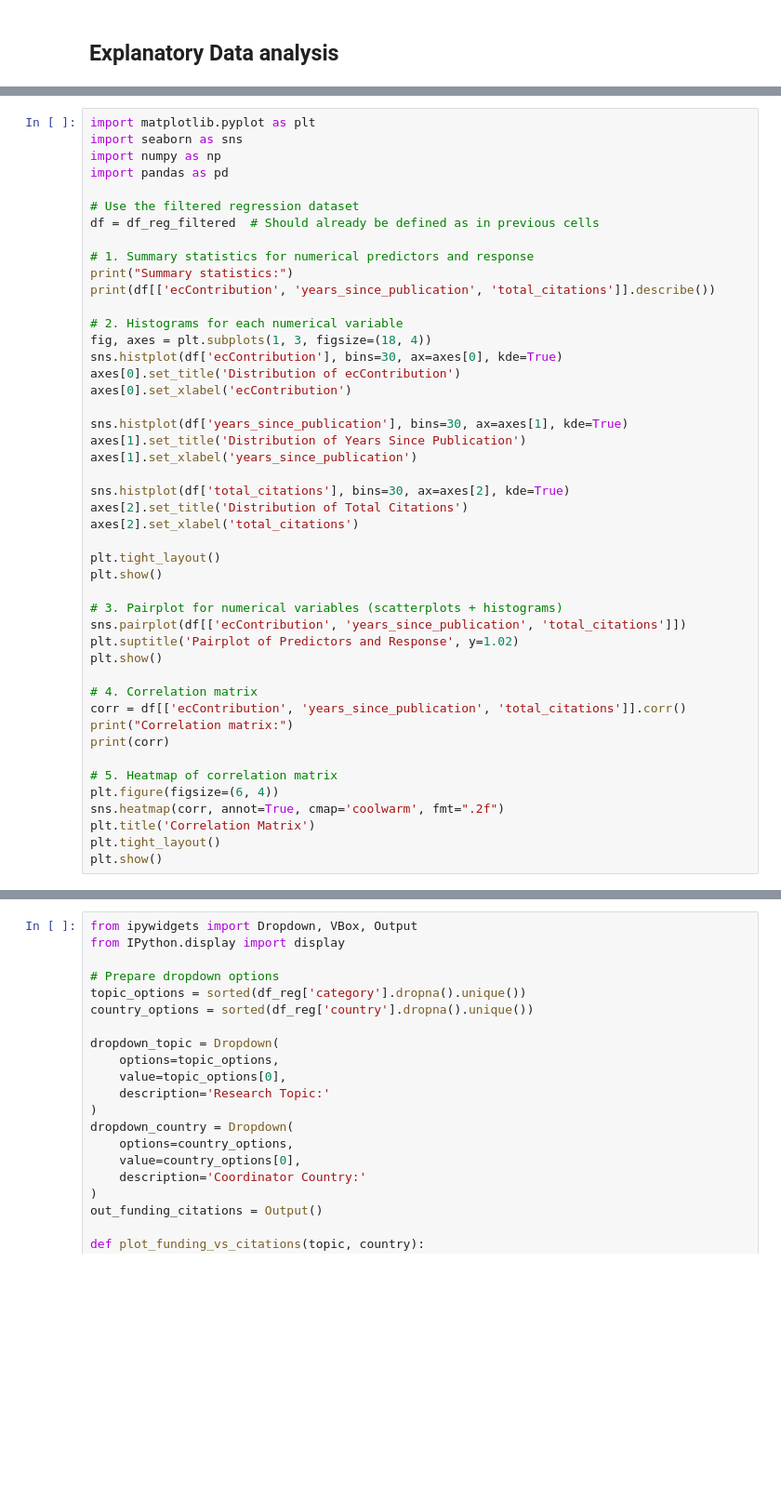
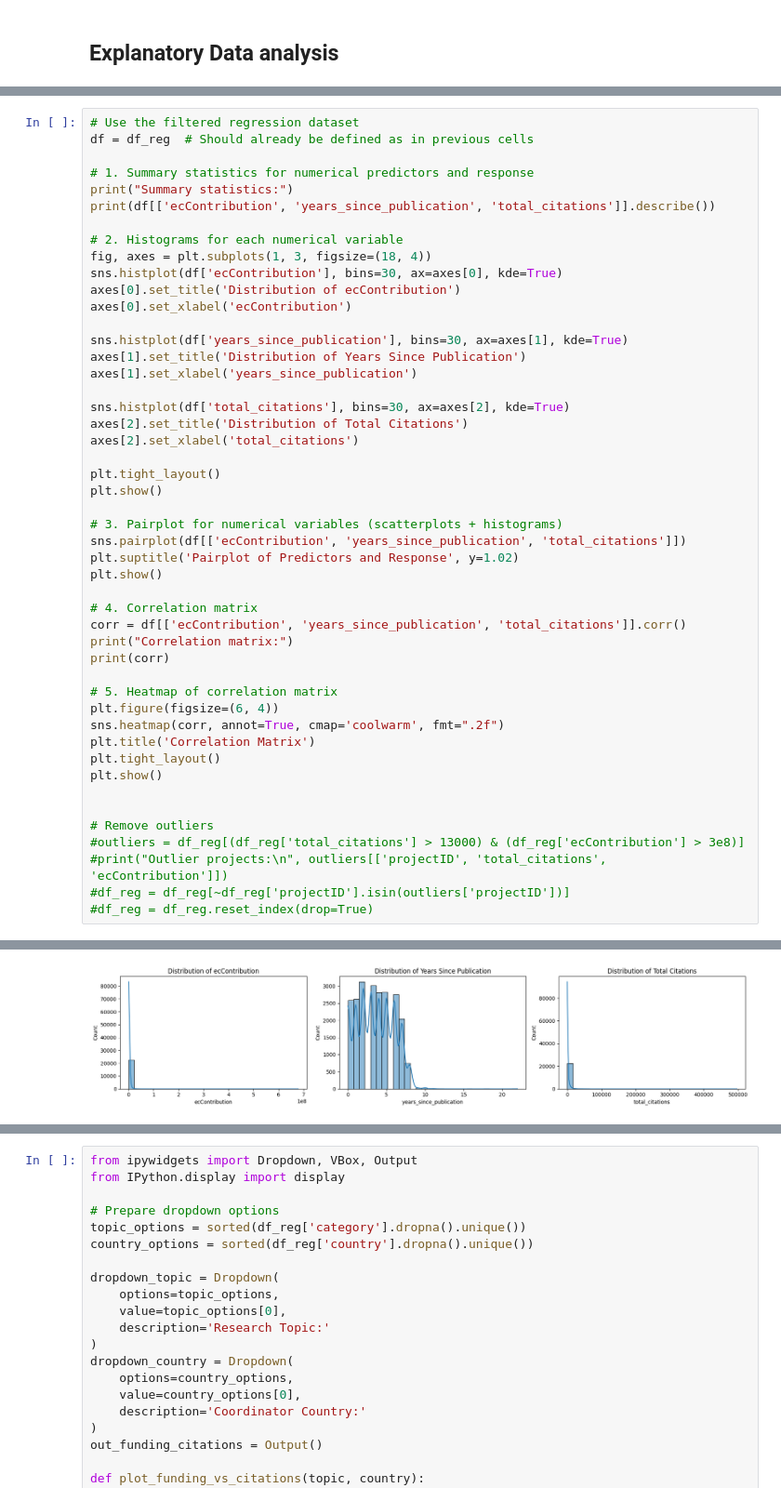
Before and after one commit to mariejatsun/Modern-Data-Analytics-, a Jupyter notebook: analyze.ipynb, the cells around one changed output, grey strips where cells are left out. Shown: that part at 93% size. Drawn from its saved outputs; the diff is of its cells as text; blank space fills up the shorter version.

```diff
--- a/analyze.ipynb
+++ b/analyze.ipynb
@@ -1018,11 +1086,6 @@ VBox(children=(Dropdown(description='Year:', options=(np.int32(2014), np.int32(2
 # %%
-import matplotlib.pyplot as plt
-import seaborn as sns
-import numpy as np
-import pandas as pd
-
 # Use the filtered regression dataset
-df = df_reg_filtered  # Should already be defined as in previous cells
+df = df_reg  # Should already be defined as in previous cells
 
 # 1. Summary statistics for numerical predictors and response
 print("Summary statistics:")
@@ -1061,3 +1124,11 @@ sns.heatmap(corr, annot=True, cmap='coolwarm', fmt=".2f")
 plt.title('Correlation Matrix')
 plt.tight_layout()
 plt.show()
+
+
+# Remove outliers
+#outliers = df_reg[(df_reg['total_citations'] > 13000) & (df_reg['ecContribution'] > 3e8)]
+#print("Outlier projects:\n", outliers[['projectID', 'total_citations', 'ecContribution']])
+#df_reg = df_reg[~df_reg['projectID'].isin(outliers['projectID'])]
+#df_reg = df_reg.reset_index(drop=True)
+# %% [output]
@@ -1063,0 +1145 @@ plt.show()
+[figure, added]
```
Also changed, not shown: parts of 5 cells of this notebook, 1 other file.
